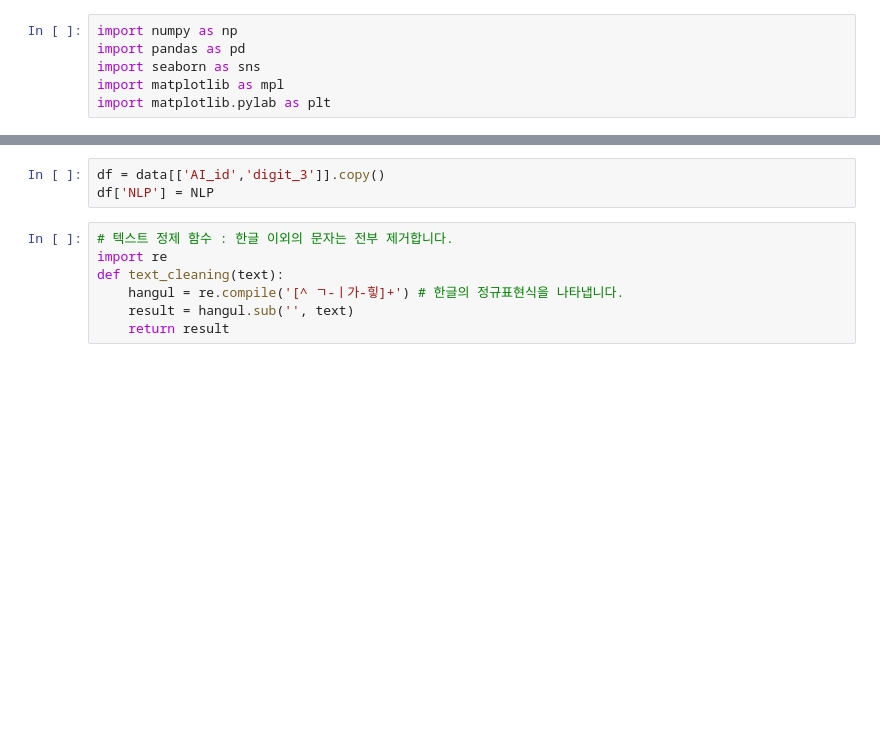
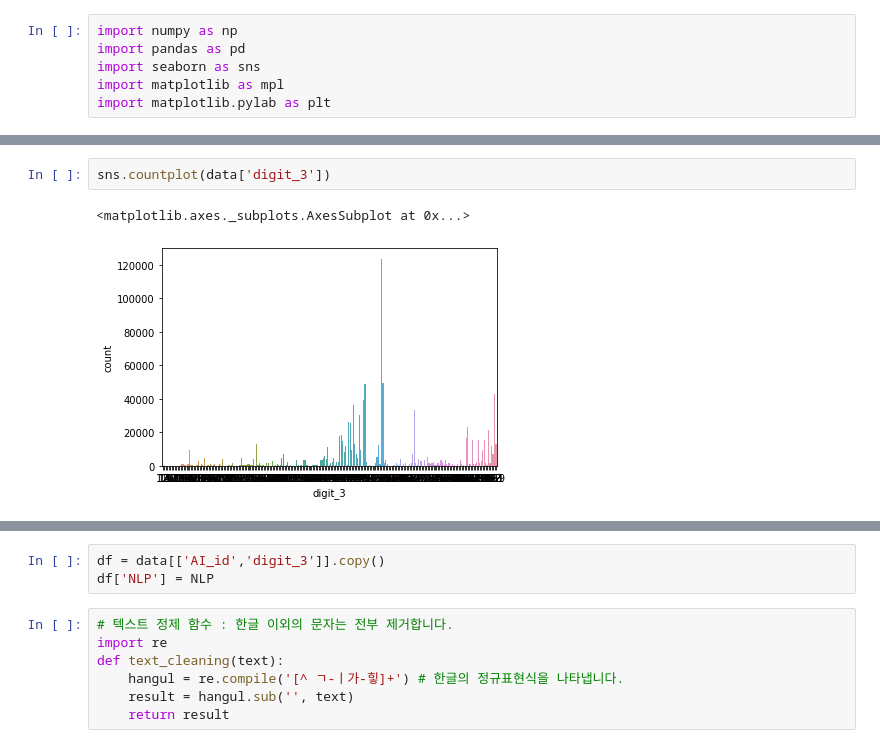
Before and after one commit to rootofdata/NLP_AI_Industry_classification, a Jupyter notebook: literacy.ipynb, the cells around one changed output, grey strips where cells are left out. Drawn from its saved outputs; the diff is of its cells as text; blank space fills up the shorter version.

```diff
--- a/literacy.ipynb
+++ b/literacy.ipynb
@@ -10,0 +60,5 @@ submission= pd.read_csv('C:/Users/dudtj/OneDrive - 숭실대학교 - Soongsil Un
+# %%
+sns.countplot(data['digit_3'])
+# %% [output]
+<matplotlib.axes._subplots.AxesSubplot at 0x...>
+[figure, added]
```
Also changed, not shown: parts of 43 cells of this notebook.
